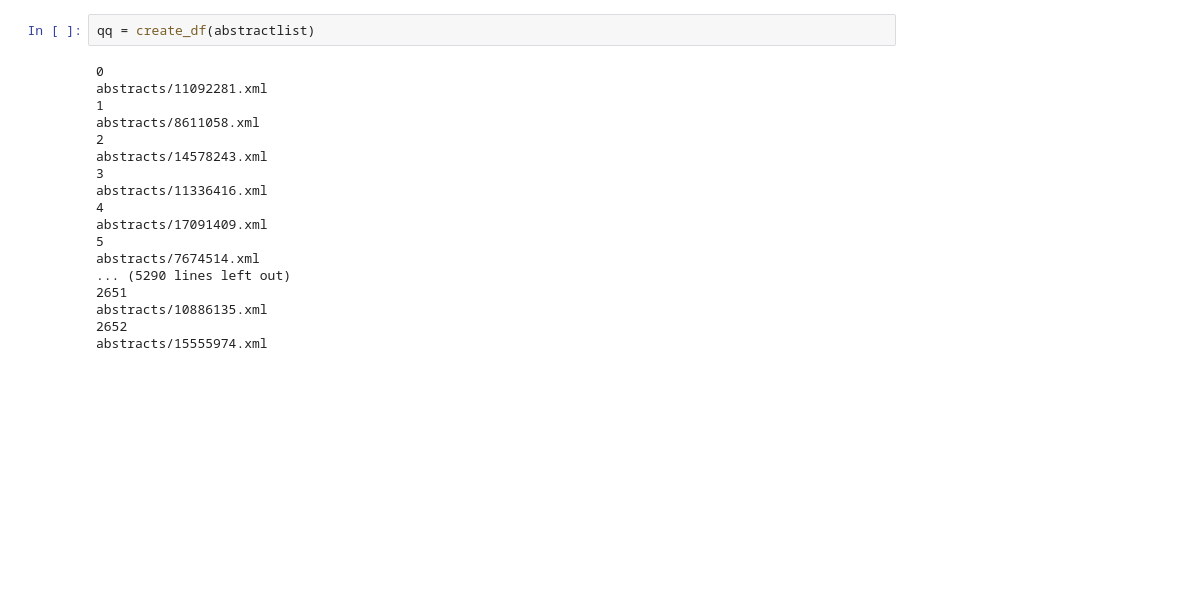
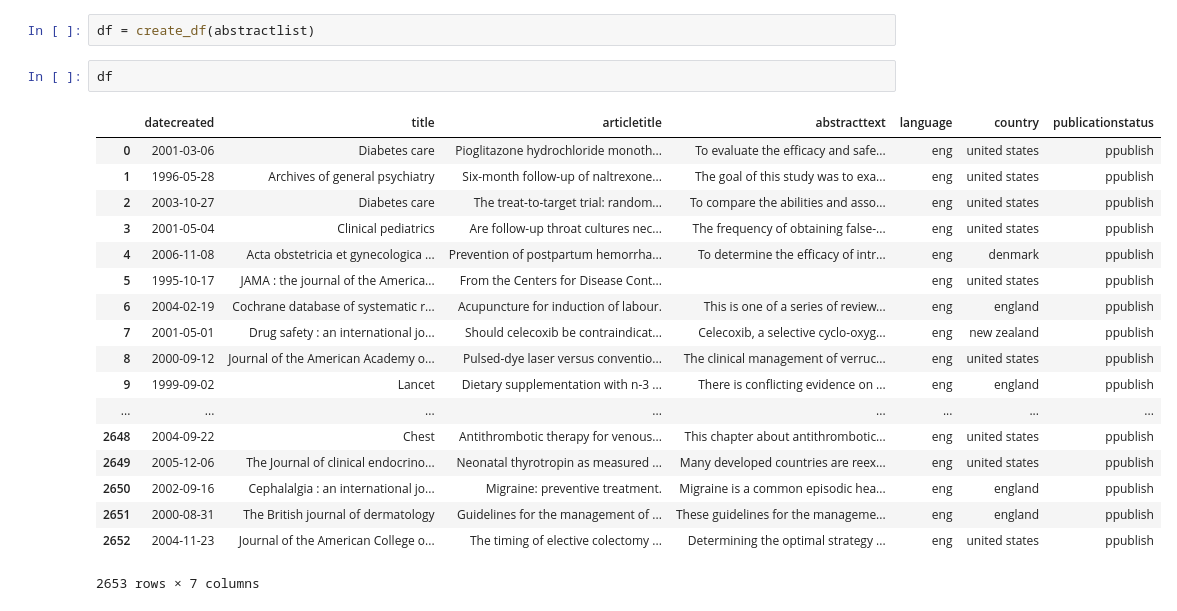
Before and after one commit to chinskiy/codeminders_test_nlp, a Jupyter notebook: main.ipynb, the cells around one changed output. Cells and saved outputs as stored; diff of their text form; blank space fills up the shorter version.

```diff
--- a/main.ipynb
+++ b/main.ipynb
@@ -47,23 +47,26 @@ def create_df(articlelist):
             df.loc[article,key] = article_dict[key]
     return df
 # %%
-qq = create_df(abstractlist)
+df = create_df(abstractlist)
-# %% [output]
-0
-abstracts/11092281.xml
-1
-abstracts/8611058.xml
-2
-abstracts/14578243.xml
-3
-abstracts/11336416.xml
-4
-abstracts/17091409.xml
-5
-abstracts/7674514.xml
-... (5290 lines left out)
-2651
-abstracts/10886135.xml
-2652
-abstracts/15555974.xml
+# %%
+df
+# %% [output]
+|  | datecreated | title | articletitle | abstracttext | language | country | publicationstatus |
+| 0 | 2001-03-06 | Diabetes care | Pioglitazone hydrochloride monoth... | To evaluate the efficacy and safe... | eng | united states | ppublish |
+| 1 | 1996-05-28 | Archives of general psychiatry | Six-month follow-up of naltrexone... | The goal of this study was to exa... | eng | united states | ppublish |
+| 2 | 2003-10-27 | Diabetes care | The treat-to-target trial: random... | To compare the abilities and asso... | eng | united states | ppublish |
+| 3 | 2001-05-04 | Clinical pediatrics | Are follow-up throat cultures nec... | The frequency of obtaining false-... | eng | united states | ppublish |
+| 4 | 2006-11-08 | Acta obstetricia et gynecologica ... | Prevention of postpartum hemorrha... | To determine the efficacy of intr... | eng | denmark | ppublish |
+| 5 | 1995-10-17 | JAMA : the journal of the America... | From the Centers for Disease Cont... |  | eng | united states | ppublish |
+| 6 | 2004-02-19 | Cochrane database of systematic r... | Acupuncture for induction of labour. | This is one of a series of review... | eng | england | ppublish |
+| 7 | 2001-05-01 | Drug safety : an international jo... | Should celecoxib be contraindicat... | Celecoxib, a selective cyclo-oxyg... | eng | new zealand | ppublish |
+| 8 | 2000-09-12 | Journal of the American Academy o... | Pulsed-dye laser versus conventio... | The clinical management of verruc... | eng | united states | ppublish |
+| 9 | 1999-09-02 | Lancet | Dietary supplementation with n-3 ... | There is conflicting evidence on ... | eng | england | ppublish |
+| ... | ... | ... | ... | ... | ... | ... | ... |
+| 2648 | 2004-09-22 | Chest | Antithrombotic therapy for venous... | This chapter about antithrombotic... | eng | united states | ppublish |
+| 2649 | 2005-12-06 | The Journal of clinical endocrino... | Neonatal thyrotropin as measured ... | Many developed countries are reex... | eng | united states | ppublish |
+| 2650 | 2002-09-16 | Cephalalgia : an international jo... | Migraine: preventive treatment. | Migraine is a common episodic hea... | eng | england | ppublish |
+| 2651 | 2000-08-31 | The British journal of dermatology | Guidelines for the management of ... | These guidelines for the manageme... | eng | england | ppublish |
+| 2652 | 2004-11-23 | Journal of the American College o... | The timing of elective colectomy ... | Determining the optimal strategy ... | eng | united states | ppublish |
+2653 rows × 7 columns
 # %%
```
Also changed, not shown: parts of 4 cells of this notebook.
